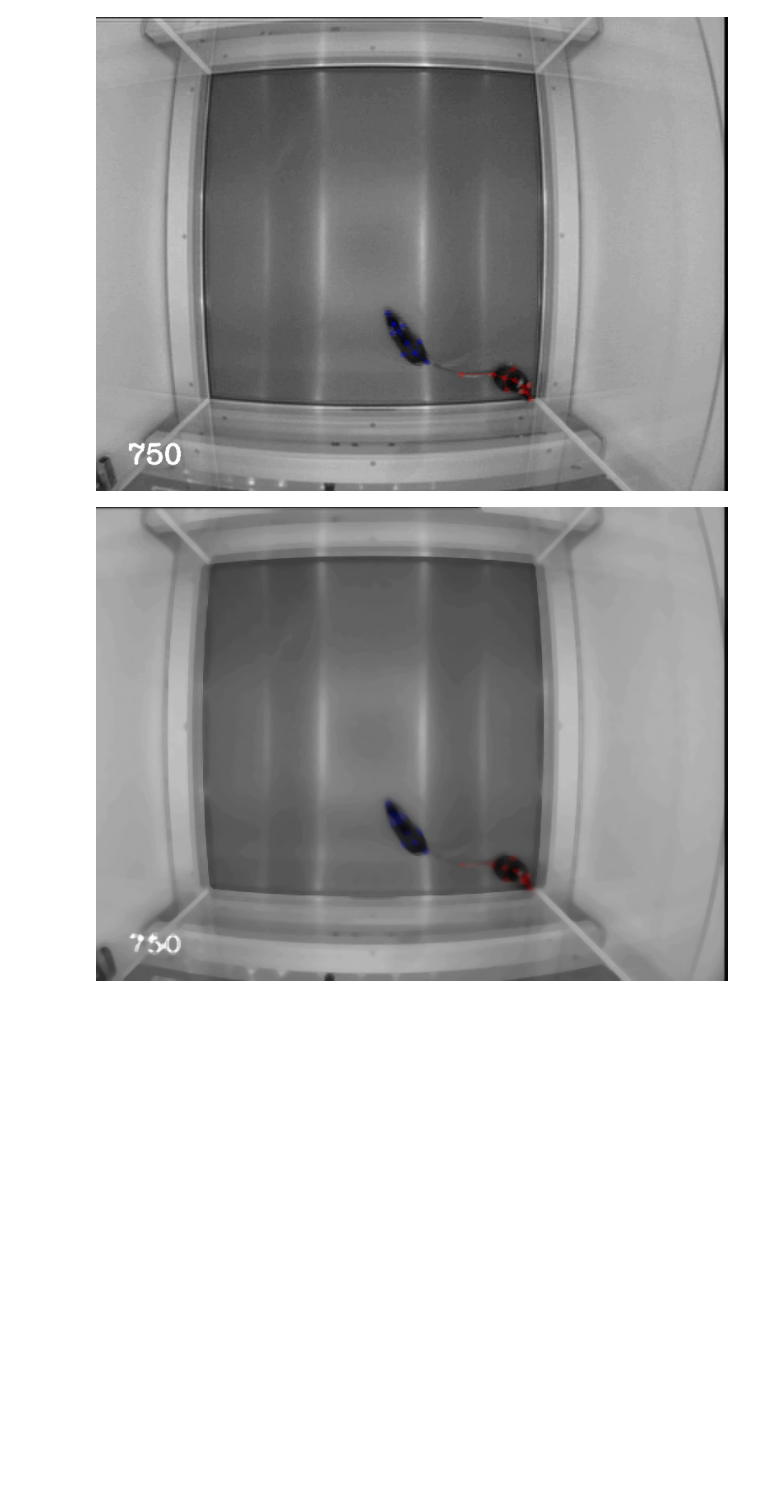
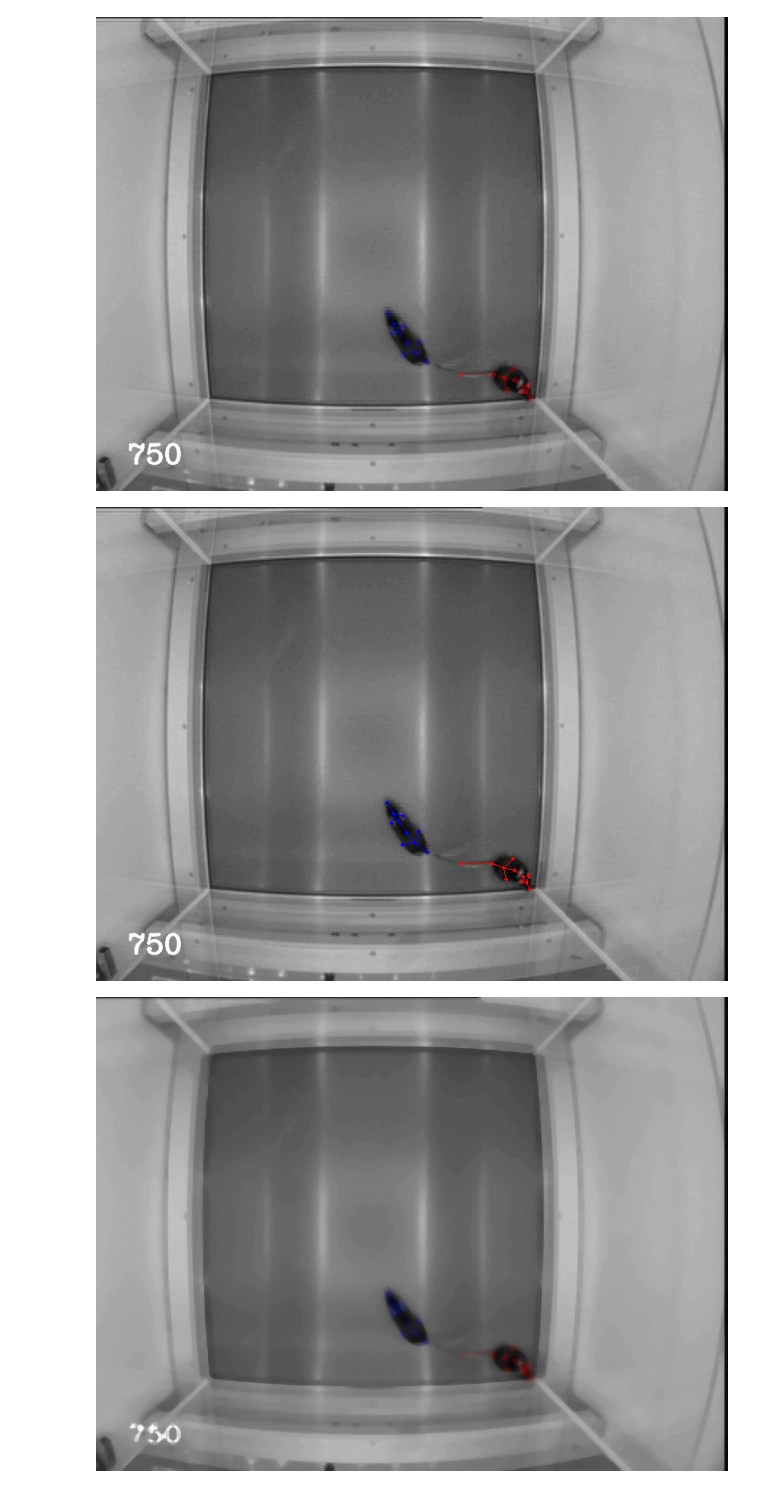
Before and after one commit to Marti-Ritter/frame-pipeline, a Jupyter notebook: examples/FramePipelineExample.ipynb, the cells around one changed output. Cells and saved outputs as stored; diff of their text form; code cells hidden in the pictures; blank space fills up the shorter version.

Commit message:
Adding cv2 tracking annotations

```diff
--- a/examples/FramePipelineExample.ipynb
+++ b/examples/FramePipelineExample.ipynb
@@ -77,6 +73,20 @@ write_frame_source_to_gif(r"output\annotated_example.gif", extracted_frames, fps
 show_frame_source_in_jupyter_notebook(extracted_frames)
 # %% [output]
 [figure]
+# %%
+from behavioral_analysis.frame_pipeline.cv2_classes import KeypointInstanceAnnotatedFramesGenerator
+
+cv2_track0_source = KeypointInstanceAnnotatedFramesGenerator(text_source, track_df=track_df.loc["track_0"], skeleton_df=skeleton_df,
+                                                     color=(255, 0, 0), alpha=1)
+cv2_track1_source = KeypointInstanceAnnotatedFramesGenerator(cv2_track0_source, track_df=track_df.loc["track_1"], skeleton_df=skeleton_df,
+                                                     color=(0, 0, 255), alpha=1)
+# %%
+# As comparison, CV2 plotting is about twice as fast, and about thrice if using alpha=1
+cv2_extracted_frames = cv2_track1_source[500:750]
+# %%
+show_frame_source_in_jupyter_notebook(cv2_extracted_frames)
+# %% [output]
+[figure, added]
 # %%
 # other modifications are also possible
 # here based on cv2, so a lot faster, but a bit more limited
```
Also changed, not shown: parts of 1 cell of this notebook, 4 other files.
